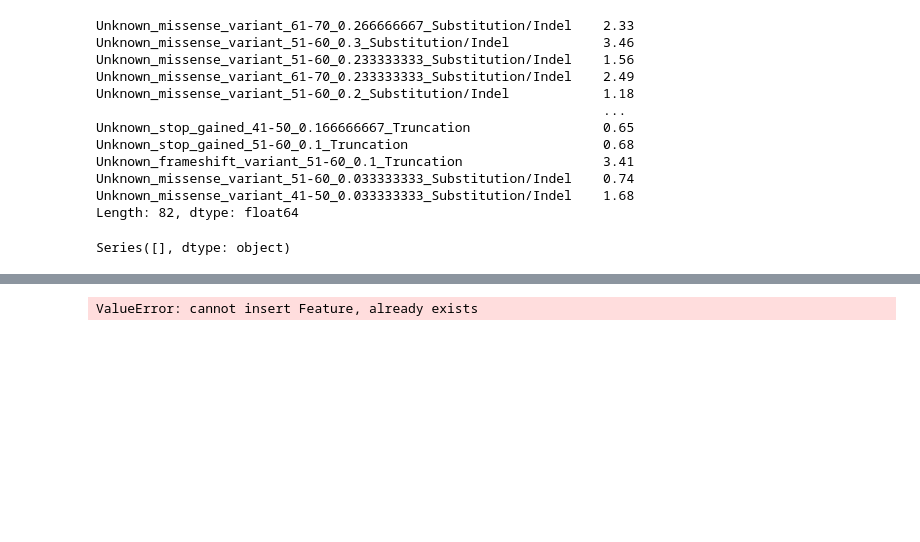
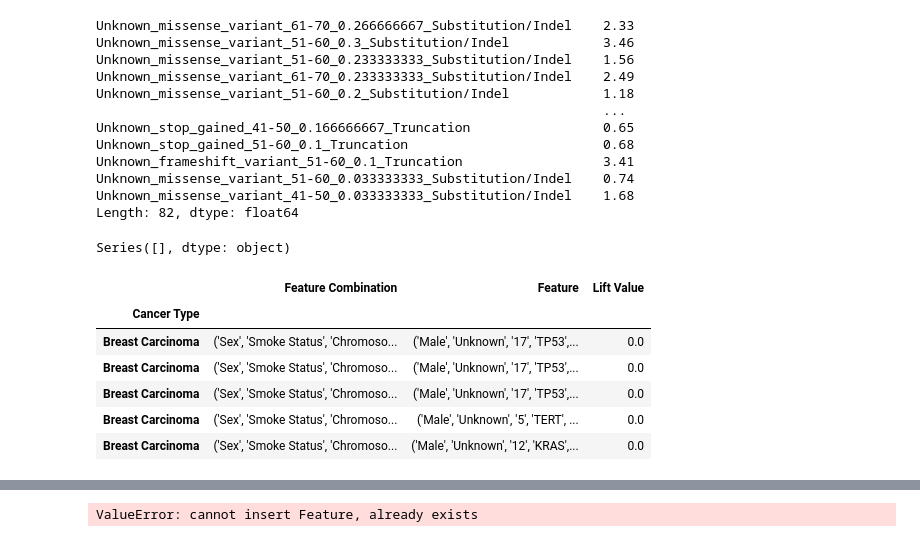
Before and after one commit to Taneun/OncoHypothesis-LLM-Ranker, a Jupyter notebook: pan_cancer/Lift.ipynb, the cells around one changed output, grey strips where cells are left out. Cells and saved outputs as stored; diff of their text form; code cells hidden in the pictures; blank space fills up the shorter version.

```diff
--- a/pan_cancer/Lift.ipynb
+++ b/pan_cancer/Lift.ipynb
@@ -142,4 +211,14 @@ lift_df = pd.read_csv("lifts_new.csv", index_col=0)
 data_for_lift = pd.read_csv("data_for_lift.csv", index_col=0)
+# %%
+lift_df.head()
+# %% [output]
+|  | Feature Combination | Feature | Lift Value |
+| Cancer Type |  |  |  |
+| Breast Carcinoma | ('Sex', 'Smoke Status', 'Chromoso... | ('Male', 'Unknown', '17', 'TP53',... | 0.0 |
+| Breast Carcinoma | ('Sex', 'Smoke Status', 'Chromoso... | ('Male', 'Unknown', '17', 'TP53',... | 0.0 |
+| Breast Carcinoma | ('Sex', 'Smoke Status', 'Chromoso... | ('Male', 'Unknown', '17', 'TP53',... | 0.0 |
+| Breast Carcinoma | ('Sex', 'Smoke Status', 'Chromoso... | ('Male', 'Unknown', '5', 'TERT', ... | 0.0 |
+| Breast Carcinoma | ('Sex', 'Smoke Status', 'Chromoso... | ('Male', 'Unknown', '12', 'KRAS',... | 0.0 |
 # %%
 # try_df = data_for_lift[data_for_lift["Cancer Type"] == "Colorectal Carcinoma"]
 try_df = data_for_lift[data_for_lift['Smoke Status'] == "Unknown"]
```
Also changed, not shown: parts of 10 cells of this notebook, 5 other files.
